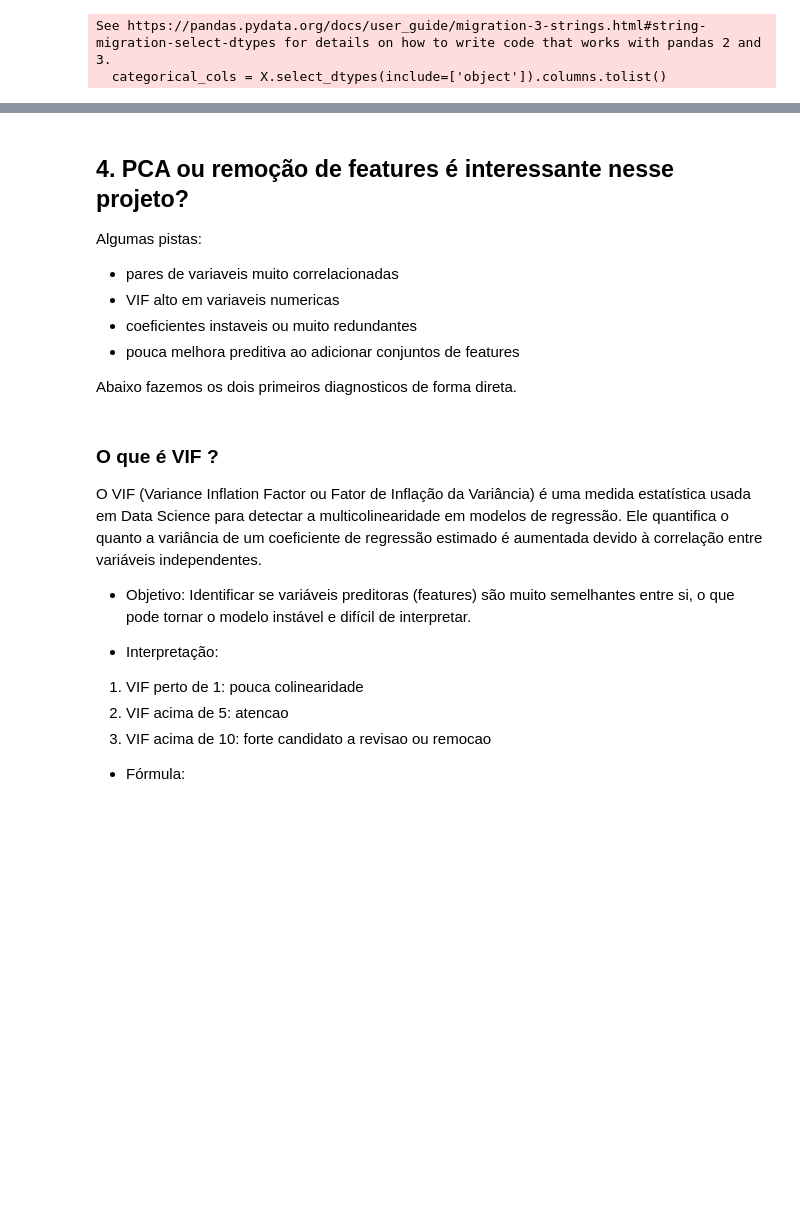
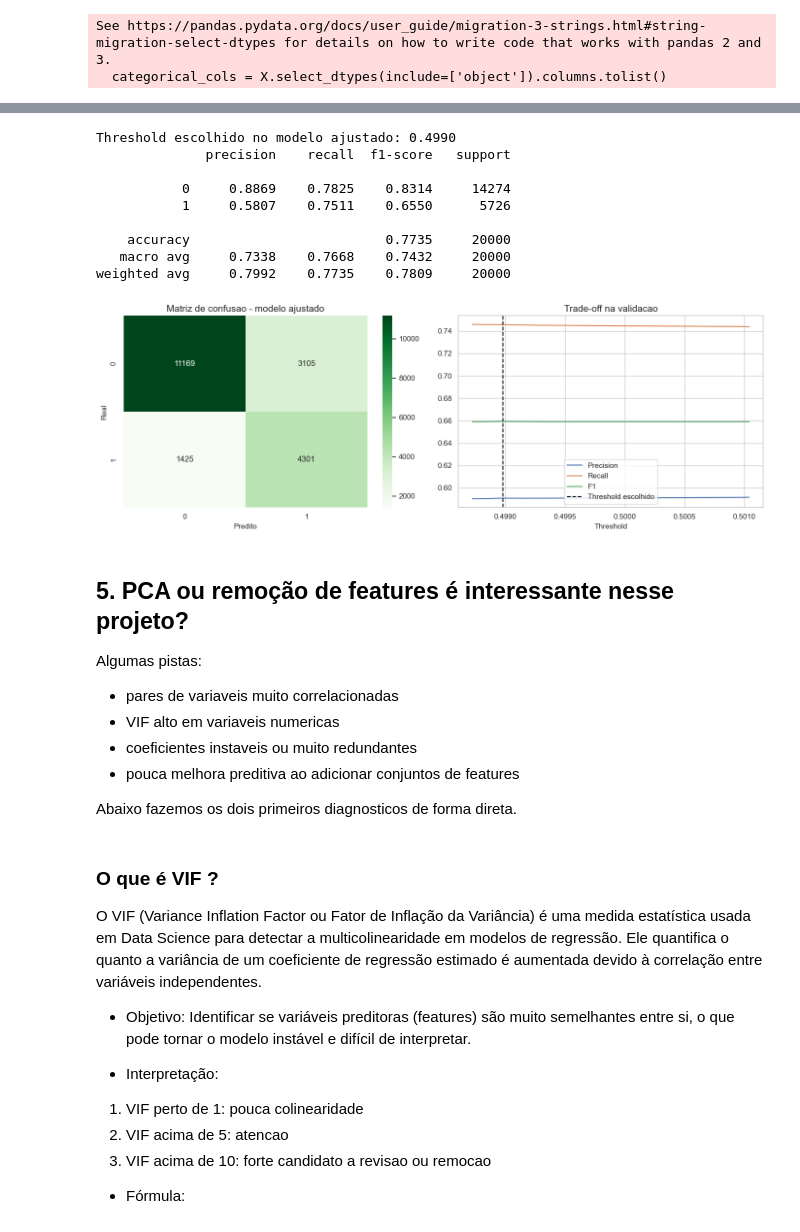
Before and after one commit to itsgcampos/credit-scoring-model, a Jupyter notebook: notebooks/03_modeling_logreg.ipynb, the cells around one changed output, grey strips where cells are left out. Saved outputs shown, nothing was run; the diff lists cells and outputs as text; code cells hidden in the pictures; blank space fills up the shorter version.

```diff
--- a/notebooks/03_modeling_logreg.ipynb
+++ b/notebooks/03_modeling_logreg.ipynb
@@ -89,15 +89,26 @@ See https://pandas.pydata.org/docs/user_guide/migration-3-strings.html#string-mi
   categorical_cols = X.select_dtypes(include=['object']).columns.tolist()
 # %%
 splitter = GroupShuffleSplit(n_splits=1, test_size=0.2, random_state=42)
-train_idx, test_idx = next(splitter.split(X, y, groups=groups))
+dev_idx, test_idx = next(splitter.split(X, y, groups=groups))
 
-X_train, X_test = X.iloc[train_idx].copy(), X.iloc[test_idx].copy()
-y_train, y_test = y.iloc[train_idx].copy(), y.iloc[test_idx].copy()
-groups_train, groups_test = groups.iloc[train_idx], groups.iloc[test_idx]
+X_dev, X_test = X.iloc[dev_idx].copy(), X.iloc[test_idx].copy()
+y_dev, y_test = y.iloc[dev_idx].copy(), y.iloc[test_idx].copy()
+groups_dev, groups_test = groups.iloc[dev_idx], groups.iloc[test_idx]
+
+val_splitter = GroupShuffleSplit(n_splits=1, test_size=0.25, random_state=42)
+train_idx, val_idx = next(val_splitter.split(X_dev, y_dev, groups=groups_dev))
+
+X_train, X_val = X_dev.iloc[train_idx].copy(), X_dev.iloc[val_idx].copy()
+y_train, y_val = y_dev.iloc[train_idx].copy(), y_dev.iloc[val_idx].copy()
+groups_train, groups_val = groups_dev.iloc[train_idx], groups_dev.iloc[val_idx]
 
 print('Clientes no treino:', groups_train.nunique())
+print('Clientes na validacao:', groups_val.nunique())
 print('Clientes no teste:', groups_test.nunique())
-print('Intersecao de clientes entre treino e teste:', len(set(groups_train).intersection(set(groups_test))))
+print('Intersecao treino-validacao:', len(set(groups_train).intersection(set(groups_val))))
+print('Intersecao treino-teste:', len(set(groups_train).intersection(set(groups_test))))
+print('Intersecao validacao-teste:', len(set(groups_val).intersection(set(groups_test))))
 print('Shape treino:', X_train.shape)
+print('Shape validacao:', X_val.shape)
 print('Shape teste:', X_test.shape)
 # %% [output]
@@ -198,5 +330,38 @@ plt.show()
+# %%
+print(f'Threshold escolhido no modelo ajustado: {improved_best_threshold:.4f}')
+print(classification_report(y_test, improved_pred_tuned, digits=4, zero_division=0))
+
+fig, axes = plt.subplots(1, 2, figsize=(14, 5))
+
+sns.heatmap(confusion_matrix(y_test, improved_pred_tuned), annot=True, fmt='d', cmap='Greens', ax=axes[0])
+axes[0].set_title('Matriz de confusao - modelo ajustado')
+axes[0].set_xlabel('Predito')
+axes[0].set_ylabel('Real')
+
+top_thresholds = improved_threshold_df.sort_values('f1', ascending=False).head(15).sort_values('threshold')
+axes[1].plot(top_thresholds['threshold'], top_thresholds['precision'], label='Precision')
+axes[1].plot(top_thresholds['threshold'], top_thresholds['recall'], label='Recall')
+axes[1].plot(top_thresholds['threshold'], top_thresholds['f1'], label='F1')
+axes[1].axvline(improved_best_threshold, color='black', linestyle='--', label='Threshold escolhido')
+axes[1].set_title('Trade-off na validacao')
+axes[1].set_xlabel('Threshold')
+axes[1].legend()
+
+plt.tight_layout()
+plt.show()
+# %% [output]
+Threshold escolhido no modelo ajustado: 0.4990
+              precision    recall  f1-score   support
+
+           0     0.8869    0.7825    0.8314     14274
+           1     0.5807    0.7511    0.6550      5726
+
+    accuracy                         0.7735     20000
+   macro avg     0.7338    0.7668    0.7432     20000
+weighted avg     0.7992    0.7735    0.7809     20000
+[figure, added]
 # %% [markdown]
-## 4. PCA ou remoção de features é interessante nesse projeto?
+## 5. PCA ou remoção de features é interessante nesse projeto?
 
 Algumas pistas:
 - pares de variaveis muito correlacionadas
```
Also changed, not shown: parts of 21 cells of this notebook.
